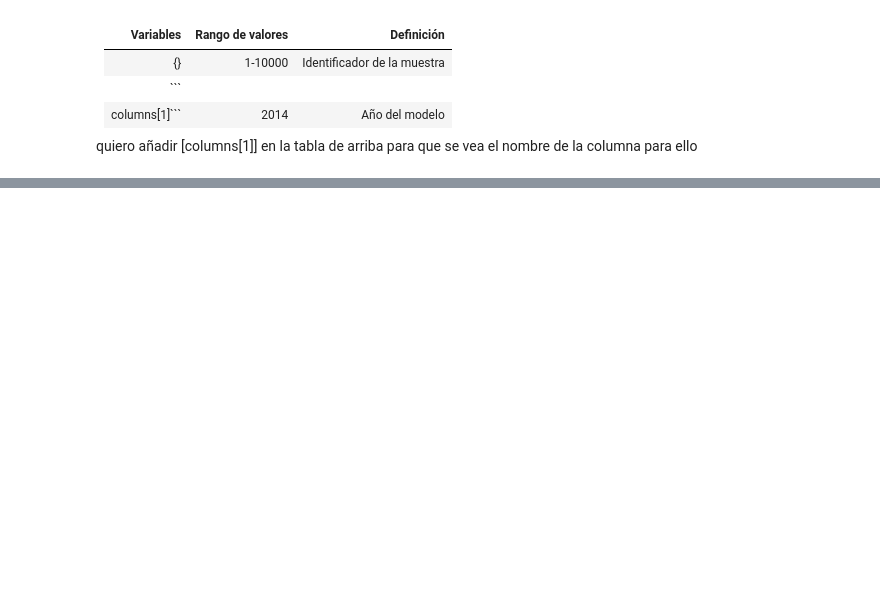
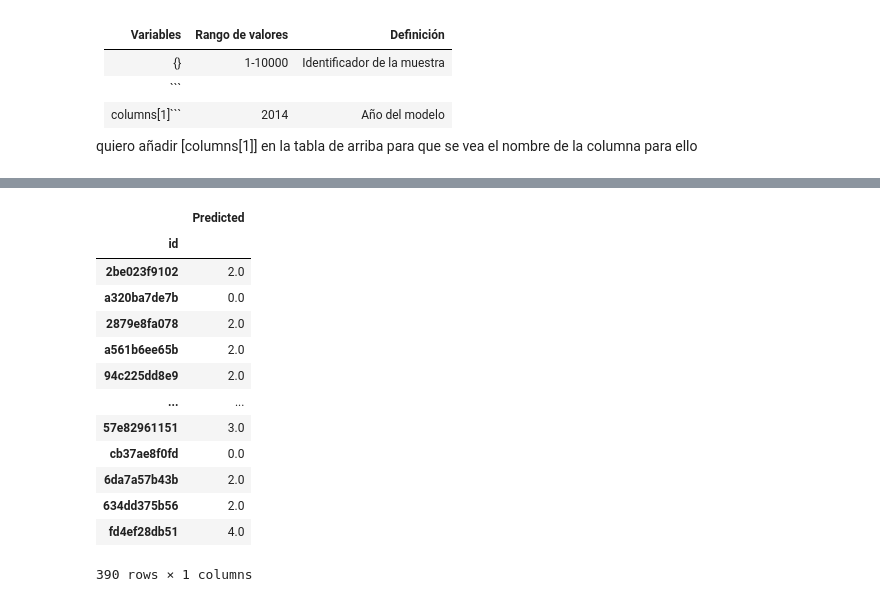
Before and after one commit to Kraslo/APAU_SMOG_PREDICTION_3RDGROUP, a Jupyter notebook: codigo/codigo_andy.ipynb, the cells around one changed output, grey strips where cells are left out. Saved outputs shown, nothing was run; the diff lists cells and outputs as text; code cells hidden in the pictures; blank space fills up the shorter version.

```diff
--- a/codigo/codigo_andy.ipynb
+++ b/codigo/codigo_andy.ipynb
@@ -403,0 +734,3 @@ quiero añadir [columns[1]] en la tabla de arriba para que se vea el nombre de l
+# %%
+y_pred = np.round(y_pred)
+y_pred
@@ -403,0 +755,6 @@ quiero añadir [columns[1]] en la tabla de arriba para que se vea el nombre de l
+# %%
+#dos columnas id y y_pred
+y_pred = pd.DataFrame({'id':test_nolabel['id'],'Predicted':y_pred})
+# %%
+#pasar a int la columna predicted
+y_pred['Predicted'] = y_pred['Predicted'].astype(int)
@@ -403,0 +780,21 @@ quiero añadir [columns[1]] en la tabla de arriba para que se vea el nombre de l
+# %%
+y_pred.index = test_nolabel['id']
+#columna de 0 sea predicted
+y_pred.columns = ['Predicted']
+# %%
+y_pred
+# %% [output]
+|  | Predicted |
+| id |  |
+| 2be023f9102 | 2.0 |
+| a320ba7de7b | 0.0 |
+| 2879e8fa078 | 2.0 |
+| a561b6ee65b | 2.0 |
+| 94c225dd8e9 | 2.0 |
+| ... | ... |
+| 57e82961151 | 3.0 |
+| cb37ae8f0fd | 0.0 |
+| 6da7a57b43b | 2.0 |
+| 634dd375b56 | 2.0 |
+| fd4ef28db51 | 4.0 |
+390 rows × 1 columns
```
Also changed, not shown: parts of 41 cells of this notebook.
